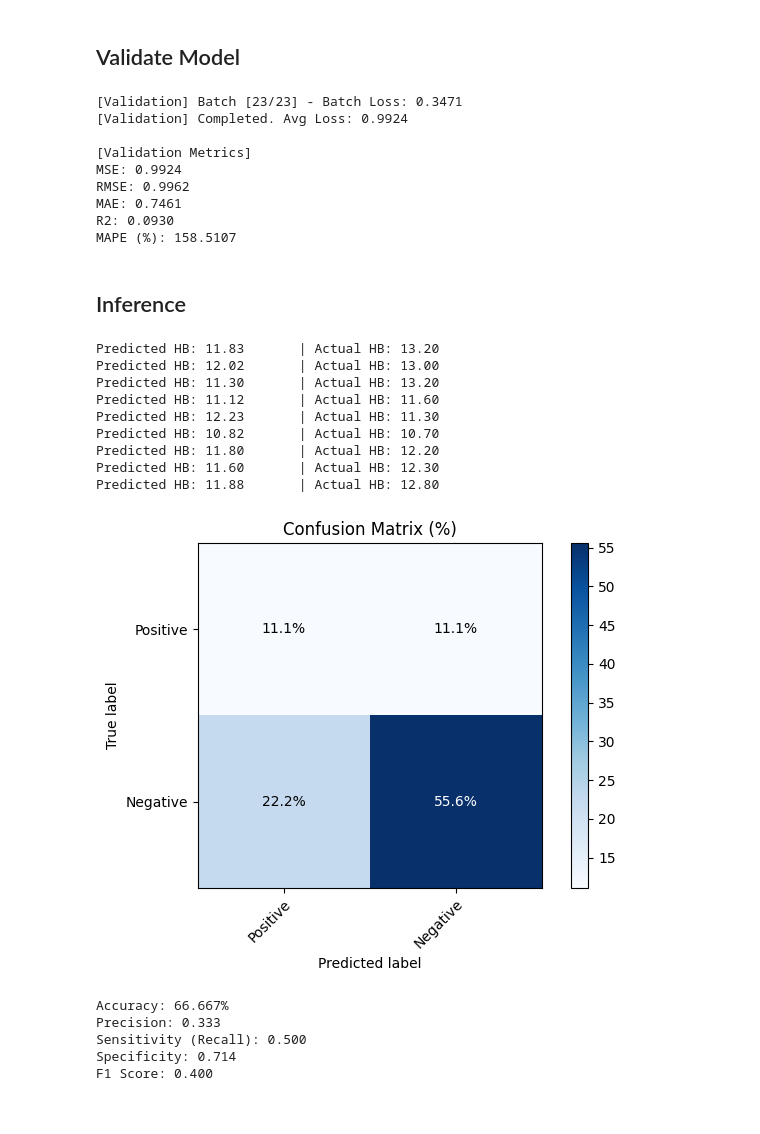
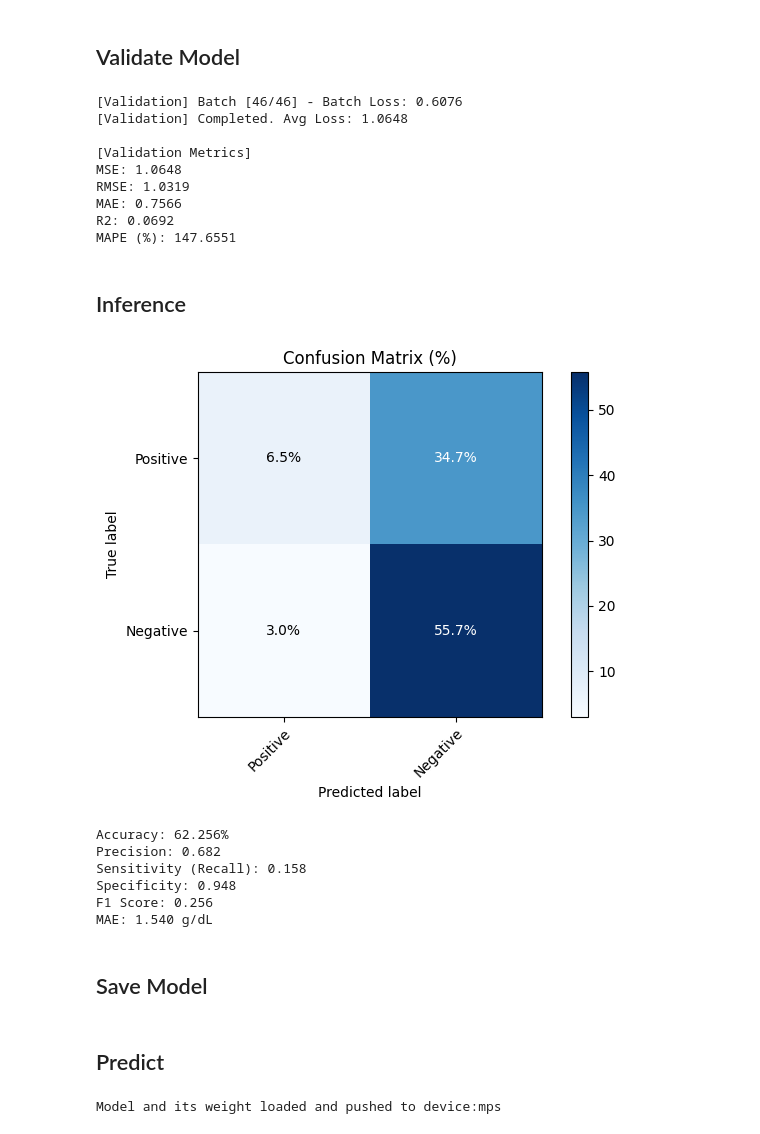
Before and after one commit to Mahesh-Saravanan/HemoScan, a Jupyter notebook: Main.ipynb, the cells around one changed output. Cells and saved outputs as stored; diff of their text form; code cells hidden in the pictures.

Commit message:
Added Inferencing script

```diff
--- a/Main.ipynb
+++ b/Main.ipynb
@@ -55,39 +71,38 @@ train(model = model_obj,dataloader = train_loader,val_loader = val_loader, confi
 # %% [markdown]
 ## Validate Model
 # %%
-_ = validate(model = model_obj, dataloader = val_loader, config = Config())
+data2validate = val_loader if val_loader is not None else train_loader
+_ = validate(model = model_obj, dataloader = data2validate, config = Config())
 # %% [output]
-[Validation] Batch [23/23] - Batch Loss: 0.3471
-[Validation] Completed. Avg Loss: 0.9924
+[Validation] Batch [46/46] - Batch Loss: 0.6076
+[Validation] Completed. Avg Loss: 1.0648
 
 [Validation Metrics]
-MSE: 0.9924
-RMSE: 0.9962
-MAE: 0.7461
-R2: 0.0930
-MAPE (%): 158.5107
+MSE: 1.0648
+RMSE: 1.0319
+MAE: 0.7566
+R2: 0.0692
+MAPE (%): 147.6551
 # %% [markdown]
 ## Inference
 # %%
 results = []
-for i in range(1,10):
+for i in range(1,462):
     paths = f"/Users/maheshsaravanan/Documents/HemoScan/Dataset/{i:04d}"
-    out = inference(model = model_obj, path = paths,transform = val_loader.dataset.dataset.transform, mean = hb_mean, std = hb_std)
-    results.append((out))
-get_metrics(results, threshold = 12)
+    out = inference1(model = model_obj, path = paths,transform = data2validate.dataset.dataset.transform, mean = hb_mean, std = hb_std,Print = False)
+    if False:#np.abs(out[0][0]-out[0][1]) > 0.450:
+       continue
+    else:
+        results.append((out))
+results = np.array(results).reshape(len(results),2)
+get_metrics(results, threshold = 12.0)
 # %% [output]
+[figure, new version]
-Predicted HB: 11.83       | Actual HB: 13.20
-Predicted HB: 12.02       | Actual HB: 13.00
-Predicted HB: 11.30       | Actual HB: 13.20
-Predicted HB: 11.12       | Actual HB: 11.60
-Predicted HB: 12.23       | Actual HB: 11.30
-Predicted HB: 10.82       | Actual HB: 10.70
-Predicted HB: 11.80       | Actual HB: 12.20
-Predicted HB: 11.60       | Actual HB: 12.30
-Predicted HB: 11.88       | Actual HB: 12.80
+Accuracy: 62.256%
+Precision: 0.682
+Sensitivity (Recall): 0.158
+Specificity: 0.948
+F1 Score: 0.256
+MAE: 1.540 g/dL
-[figure, old version]
-Accuracy: 66.667%
-Precision: 0.333
-Sensitivity (Recall): 0.500
-Specificity: 0.714
-F1 Score: 0.400
+# %% [markdown]
+## Save Model
@@ -93,0 +111,6 @@ F1 Score: 0.400
+# %% [markdown]
+## Predict
+# %%
+infer = Inference()
+# %% [output]
+Model and its weight loaded and pushed to device:mps
```
Also changed, not shown: parts of 5 cells of this notebook, 16 other files.
